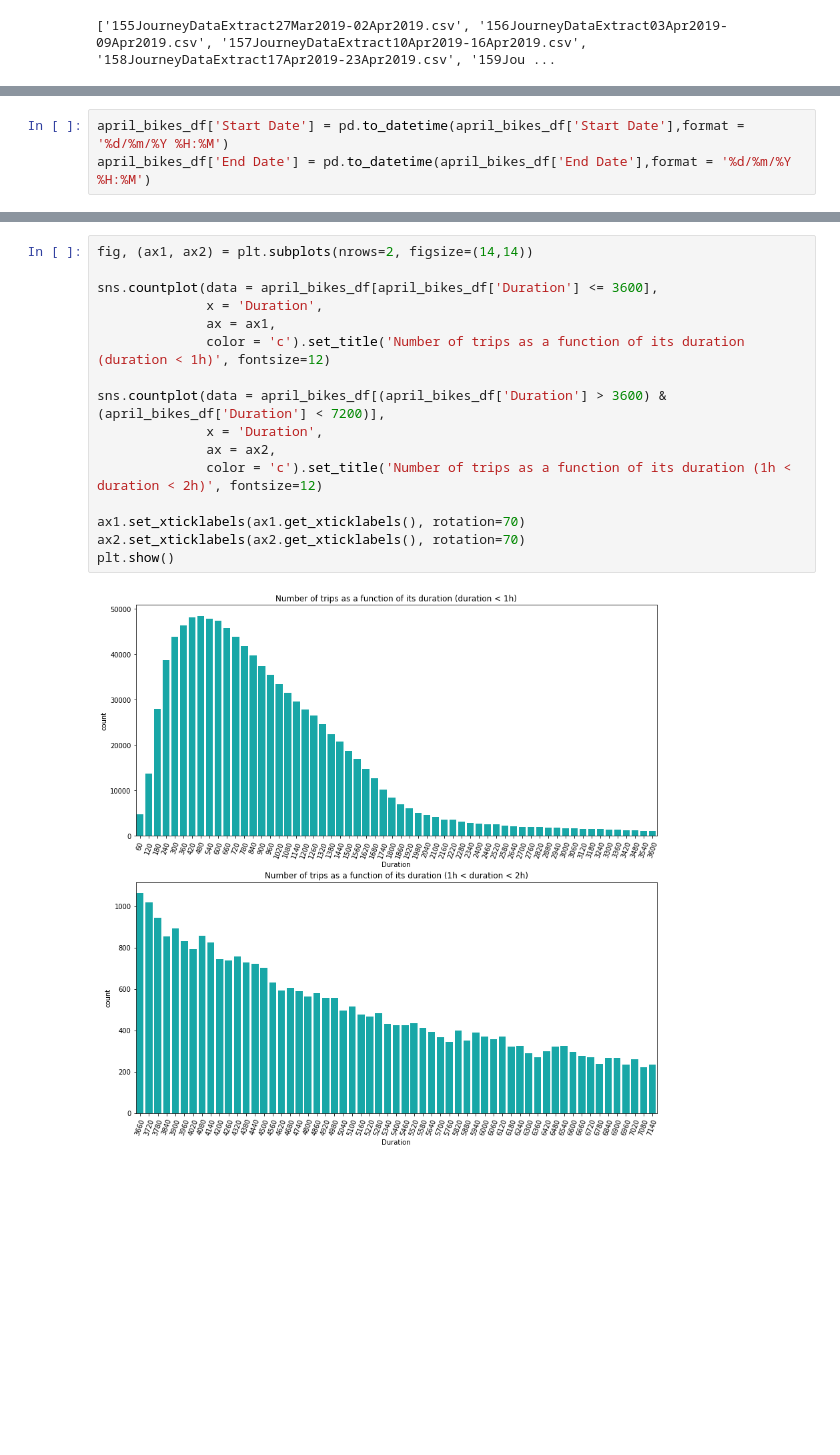
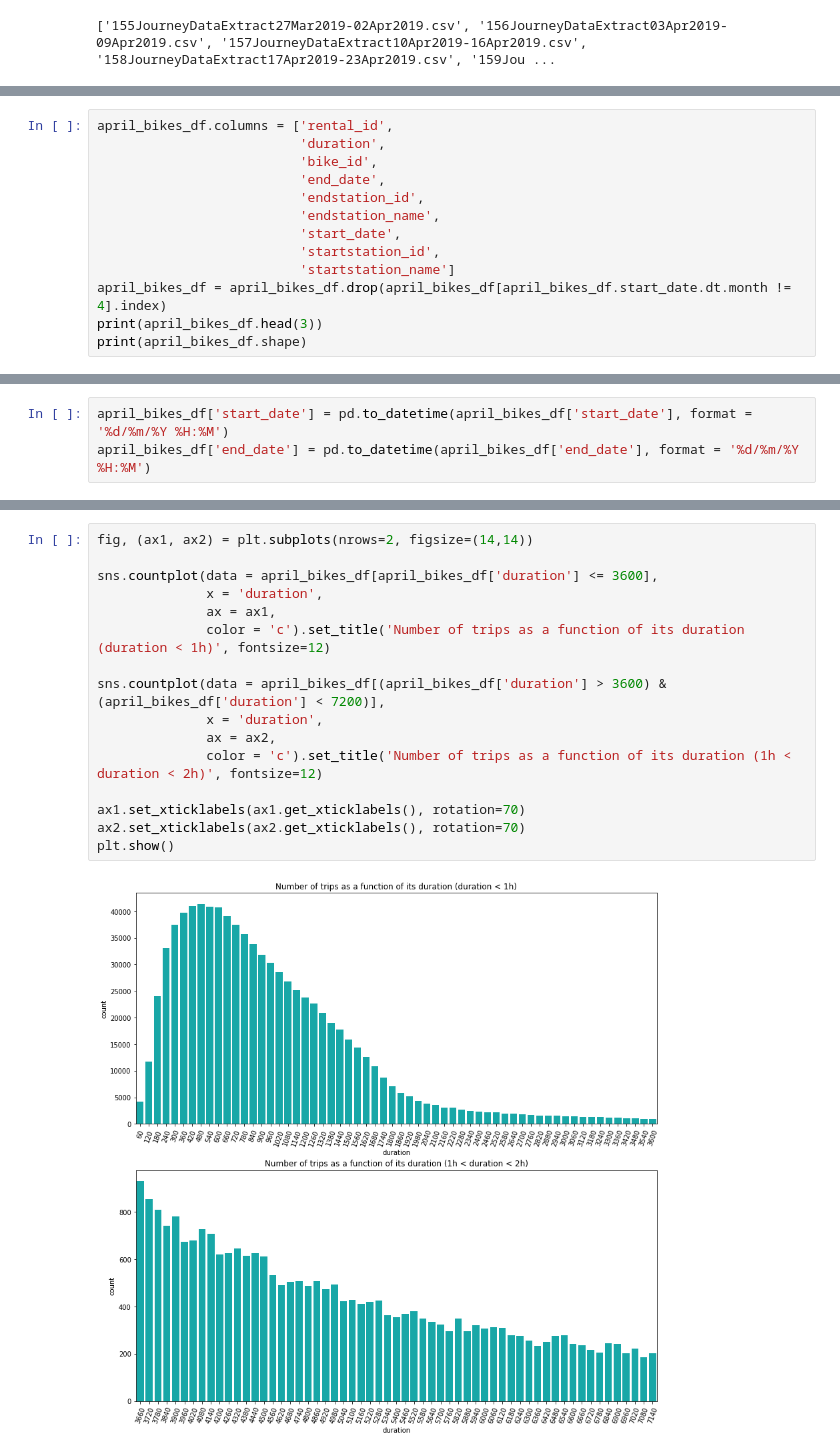
Before and after one commit to GeoffroyS/London-bikes-analysis, a Jupyter notebook: bikes_analysis.ipynb, the cells around one changed output, grey strips where cells are left out. Cells and saved outputs as stored; diff of their text form; blank space fills up the shorter version.

```diff
--- a/bikes_analysis.ipynb
+++ b/bikes_analysis.ipynb
@@ -49,0 +25,13 @@ print(april_bikes_df.head())
+# %%
+april_bikes_df.columns = ['rental_id',
+                          'duration',
+                          'bike_id',
+                          'end_date',
+                          'endstation_id',
+                          'endstation_name',
+                          'start_date',
+                          'startstation_id',
+                          'startstation_name']
+april_bikes_df = april_bikes_df.drop(april_bikes_df[april_bikes_df.start_date.dt.month != 4].index)
+print(april_bikes_df.head(3))
+print(april_bikes_df.shape)
@@ -50,6 +54,6 @@ print(april_bikes_df.head())
 # %%
-april_bikes_df['Start Date'] = pd.to_datetime(april_bikes_df['Start Date'],format = '%d/%m/%Y %H:%M')
-april_bikes_df['End Date'] = pd.to_datetime(april_bikes_df['End Date'],format = '%d/%m/%Y %H:%M')
+april_bikes_df['start_date'] = pd.to_datetime(april_bikes_df['start_date'], format = '%d/%m/%Y %H:%M')
+april_bikes_df['end_date'] = pd.to_datetime(april_bikes_df['end_date'], format = '%d/%m/%Y %H:%M')
 # %%
 fig, (ax1, ax2) = plt.subplots(nrows=2, figsize=(14,12))
 
@@ -67,19 +71,19 @@ april_bikes_df.groupby(april_bikes_df['Start Date'].rename('Day of the month').d
 # %%
 fig, (ax1, ax2) = plt.subplots(nrows=2, figsize=(14,14))
 
-sns.countplot(data = april_bikes_df[april_bikes_df['Duration'] <= 3600],
-              x = 'Duration',
+sns.countplot(data = april_bikes_df[april_bikes_df['duration'] <= 3600],
+              x = 'duration',
               ax = ax1,
               color = 'c').set_title('Number of trips as a function of its duration (duration < 1h)', fontsize=12)
 
-sns.countplot(data = april_bikes_df[(april_bikes_df['Duration'] > 3600) & (april_bikes_df['Duration'] < 7200)],
-              x = 'Duration',
+sns.countplot(data = april_bikes_df[(april_bikes_df['duration'] > 3600) & (april_bikes_df['duration'] < 7200)],
+              x = 'duration',
               ax = ax2,
               color = 'c').set_title('Number of trips as a function of its duration (1h < duration < 2h)', fontsize=12)
 
 ax1.set_xticklabels(ax1.get_xticklabels(), rotation=70)
 ax2.set_xticklabels(ax2.get_xticklabels(), rotation=70)
 plt.show()
 # %% [output]
-[figure, old version]
+[figure, new version]
 # %%
```
Also changed, not shown: parts of 4 cells of this notebook.
